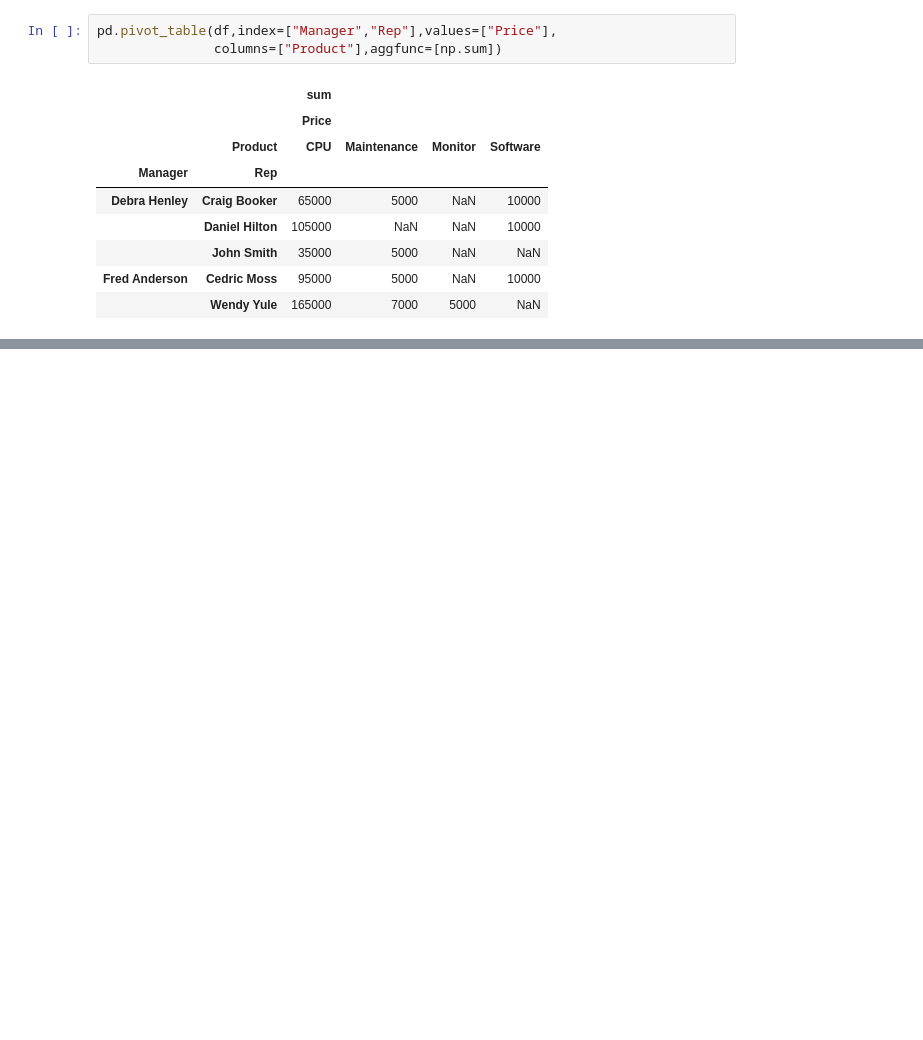
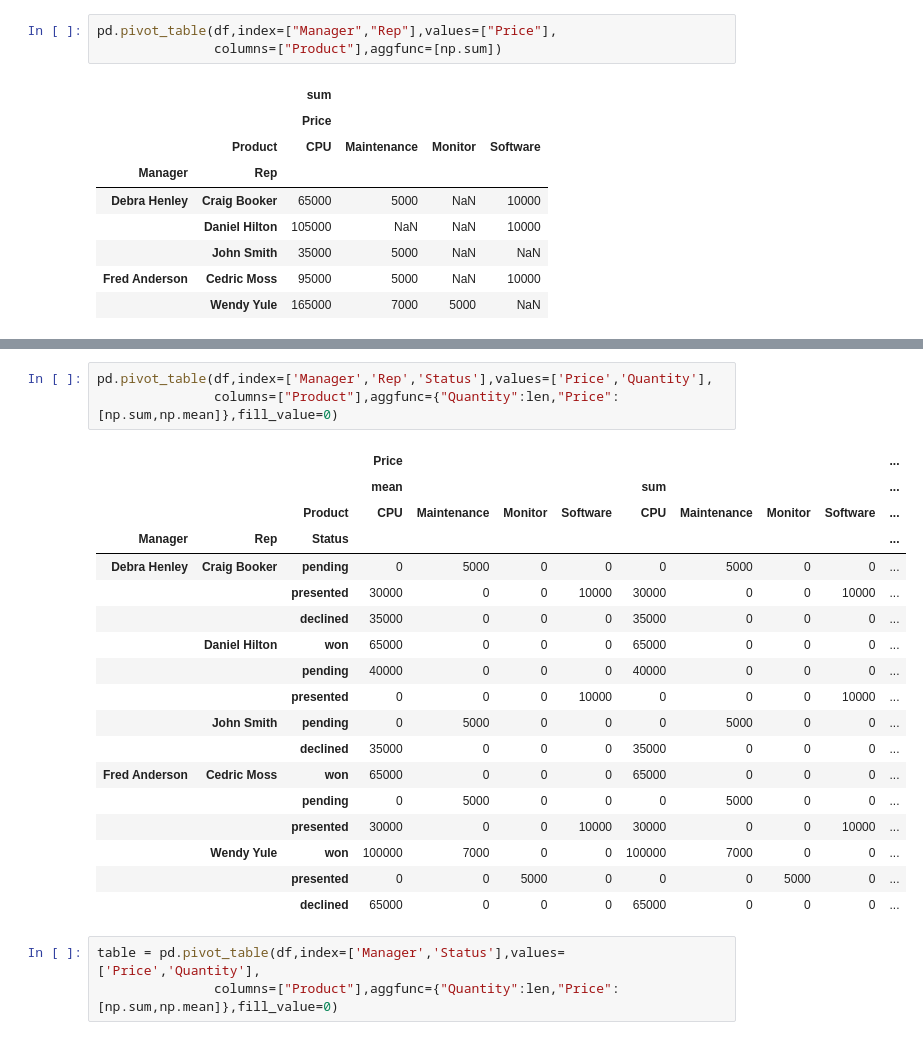
Before and after one commit to avishek-r-kumar/Tutorials, a Jupyter notebook: pivot_tables/PivotTable.ipynb, the cells around one changed output, grey strips where cells are left out. Saved outputs shown, nothing was run; the diff lists cells and outputs as text; blank space fills up the shorter version.

Commit message:
Finished pivot table tutorial

```diff
--- a/pivot_tables/PivotTable.ipynb
+++ b/pivot_tables/PivotTable.ipynb
@@ -141,0 +250,25 @@ pd.pivot_table(df,index=["Manager","Rep"],values=["Price"],
+# %%
+pd.pivot_table(df,index=['Manager','Rep','Status'],values=['Price','Quantity'],
+               columns=["Product"],aggfunc={"Quantity":len,"Price":[np.sum,np.mean]},fill_value=0)
+# %% [output]
+|  |  |  | Price |  |  |  |  |  |  |  | ... |
+|  |  |  | mean |  |  |  | sum |  |  |  | ... |
+|  |  | Product | CPU | Maintenance | Monitor | Software | CPU | Maintenance | Monitor | Software | ... |
+| Manager | Rep | Status |  |  |  |  |  |  |  |  | ... |
+| Debra Henley | Craig Booker | pending | 0 | 5000 | 0 | 0 | 0 | 5000 | 0 | 0 | ... |
+|  |  | presented | 30000 | 0 | 0 | 10000 | 30000 | 0 | 0 | 10000 | ... |
+|  |  | declined | 35000 | 0 | 0 | 0 | 35000 | 0 | 0 | 0 | ... |
+|  | Daniel Hilton | won | 65000 | 0 | 0 | 0 | 65000 | 0 | 0 | 0 | ... |
+|  |  | pending | 40000 | 0 | 0 | 0 | 40000 | 0 | 0 | 0 | ... |
+|  |  | presented | 0 | 0 | 0 | 10000 | 0 | 0 | 0 | 10000 | ... |
+|  | John Smith | pending | 0 | 5000 | 0 | 0 | 0 | 5000 | 0 | 0 | ... |
+|  |  | declined | 35000 | 0 | 0 | 0 | 35000 | 0 | 0 | 0 | ... |
+| Fred Anderson | Cedric Moss | won | 65000 | 0 | 0 | 0 | 65000 | 0 | 0 | 0 | ... |
+|  |  | pending | 0 | 5000 | 0 | 0 | 0 | 5000 | 0 | 0 | ... |
+|  |  | presented | 30000 | 0 | 0 | 10000 | 30000 | 0 | 0 | 10000 | ... |
+|  | Wendy Yule | won | 100000 | 7000 | 0 | 0 | 100000 | 7000 | 0 | 0 | ... |
+|  |  | presented | 0 | 0 | 5000 | 0 | 0 | 0 | 5000 | 0 | ... |
+|  |  | declined | 65000 | 0 | 0 | 0 | 65000 | 0 | 0 | 0 | ... |
+# %%
+table = pd.pivot_table(df,index=['Manager','Status'],values=['Price','Quantity'],
+               columns=["Product"],aggfunc={"Quantity":len,"Price":[np.sum,np.mean]},fill_value=0)
```
Also changed, not shown: parts of 14 cells of this notebook.
